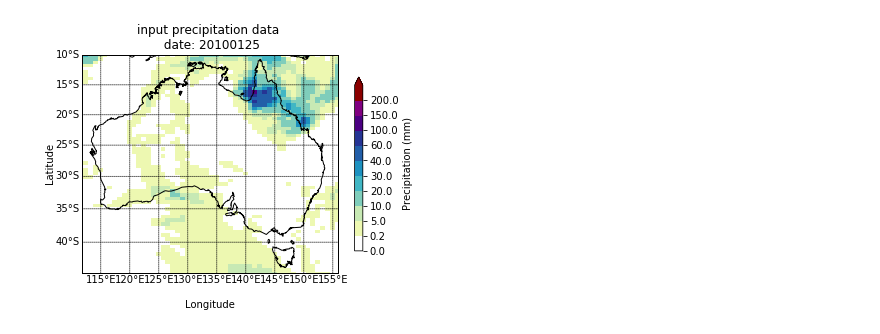
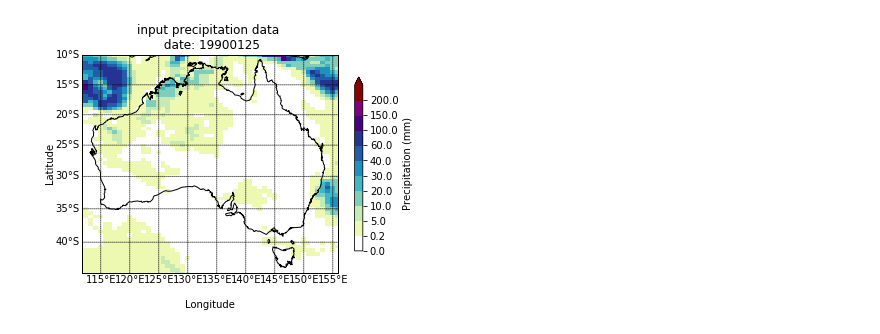
Before and after one commit to JiangWeiFanAI/High-resolution-seasonal-climate-forecast_v1_csiro, a Jupyter notebook: demo_train_label_data.ipynb, the cells around one changed output. Cells and saved outputs as stored; diff of their text form; code cells hidden in the pictures.

```diff
--- a/demo_train_label_data.ipynb
+++ b/demo_train_label_data.ipynb
@@ -34,14 +34,14 @@ domain=[111.85, 155.875, -44.35, -9.975] #awap
 # '''
 # %%
 #demo input precipitation data
-demo_date=date(2010,1,25)
+demo_date=date(1990,1,25)
 idx=0
 ensamble_demo="e01"
 filename=file_ACCESS_dir+ensamble_demo+"/da_pr_"+demo_date.strftime("%Y%m%d")+"_"+ensamble_demo+".nc"
 
 title="input precipitation data \n date: "+(demo_date+timedelta(idx)).strftime("%Y%m%d")
 prec_in=dpt.read_access_data(filename,idx=idx)*86400
 
 dpt.draw_aus(prec_in,title=title)
 # %% [output]
-[figure, old version]
+[figure, new version]
```
Also changed, not shown: parts of 5 cells of this notebook, 11 other files.
